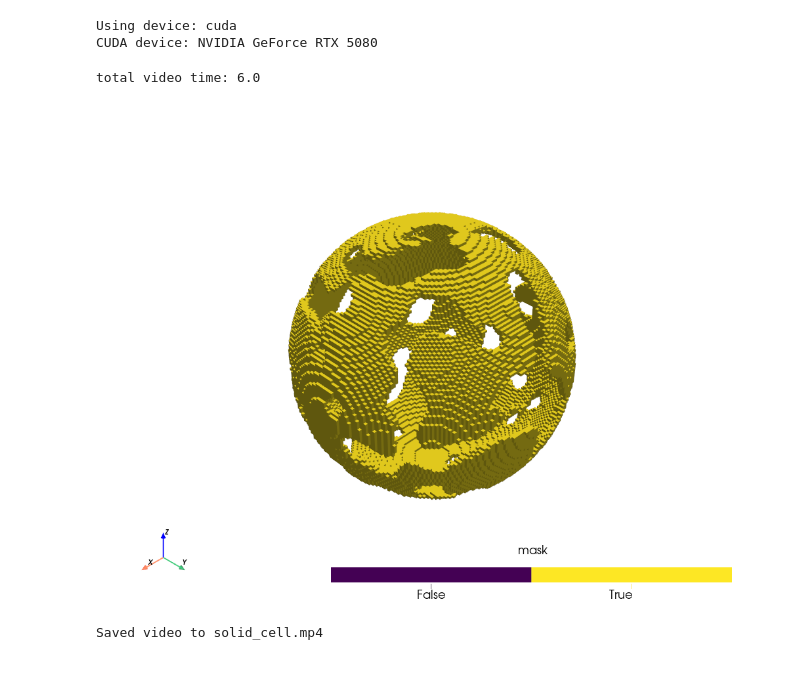
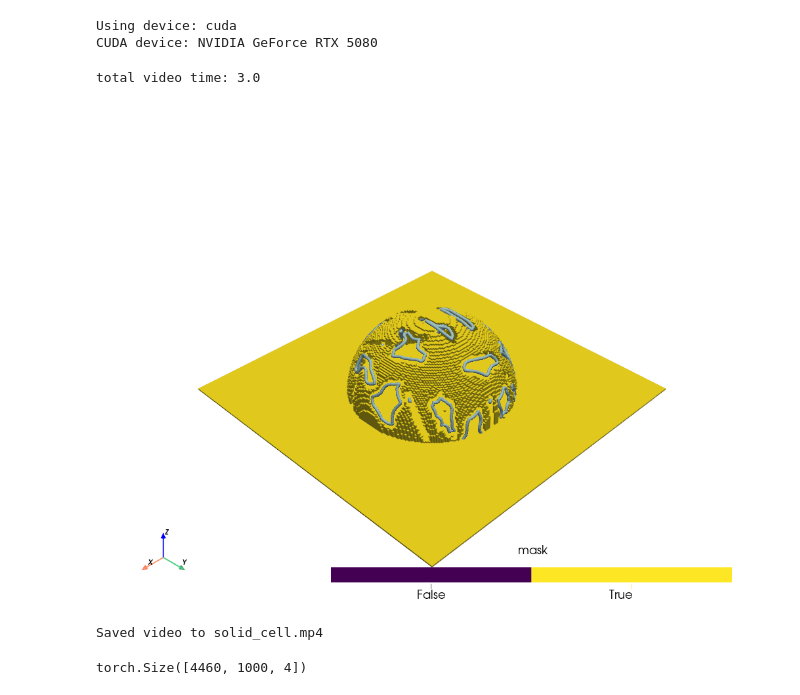
Before and after one commit to teo646/CFD, a Jupyter notebook: simulation/explosion_simulation.ipynb, the cells around one changed output. Saved outputs shown, nothing was run; the diff lists cells and outputs as text; code cells hidden in the pictures.

Commit message:
normal contour polylines advection.

```diff
--- a/simulation/explosion_simulation.ipynb
+++ b/simulation/explosion_simulation.ipynb
@@ -50,8 +50,8 @@ CUDA device: NVIDIA GeForce RTX 5080
 
 X_DOMAIN = [0, 1]
 Y_DOMAIN = [0, 1]
-Z_DOMAIN = [0, 1]
-T_DOMAIN = [0, 0.12]
+Z_DOMAIN = [0, 0.5]
+T_DOMAIN = [0, 0.06]
 EXPLOSION_T = 0.12
 
 GAMMA = 1.4
@@ -61,7 +61,7 @@ GAMMA = 1.4
 #for 2dim simulateion set z_domain to 1
 DIMENSION = 3
 
-RESOLUTION = 200, 200, 200
+RESOLUTION = 100, 200, 200
 
 DX = (X_DOMAIN[1] - X_DOMAIN[0]) / RESOLUTION[2]
 DY = (Y_DOMAIN[1] - Y_DOMAIN[0]) / RESOLUTION[1]
@@ -92,15 +92,14 @@ p_outer = p_outer_phy / p0
 
 sigma = 0.01
 boundary_band_radius = 0.25
-lines_radiuses = [0.25, 0.3, 0.35, 0.4, 0.45]
-center = (0.5, 0.5, 0.5)
+center = (0.5, 0.5, 0)
 
 FPS = 10
 PB_speed = 0.02
 
 print(f"total video time: {(T_DOMAIN[1] - T_DOMAIN[0]) / PB_speed}")
 # %% [output]
-total video time: 6.0
+total video time: 3.0
 # %%
 nz, ny, nx = RESOLUTION
 
@@ -124,50 +123,41 @@ source[..., 4][explosion_mask] = 25000
 source[..., 0][explosion_mask] = 12
 # %%
 #lines on volume parameters----------------------------------------
-num_polylines = 1000
-num_points = 200
+num_points = 1000
+sphere_contours, boundary_band = create_boundary_band_with_contours(
+            RESOLUTION,
+            boundary_band_radius,
+            60,
+            (0.08, 0.08),
+            0.0012,
+            X_DOMAIN,
+            Y_DOMAIN,
+            Z_DOMAIN,
+            center=center,
+            device=device,
+            contour_offsets = [0.011]
+            )
 
-boundary_band = create_boundary_band_solid_mask(
-                    RESOLUTION,
-                    0.1,
-                    0.4,
-                    boundary_band_radius,
-                    X_DOMAIN,
-                    Y_DOMAIN,
-                    Z_DOMAIN,
-                    center=center,
-                    band_half_thickness=None,
-                    device=device
-                )
-'''
-wall_solid_cell =  torch.zeros_like(boundary_band)
-wall_solid_cell[0, :, :] = 1
-'''
-solid_cell = boundary_band
+points = torch.cat(sphere_contours, dim=0)
 
+wall = torch.zeros_like(boundary_band)
+wall[0, :, :] = True
+solid_cell = boundary_band | wall
 
-visualize_voxel(solid_cell, origin = (X_DOMAIN[0], Y_DOMAIN[0], Z_DOMAIN[0]), spacing = (DX, DY, DZ),\
-                save_path = 'solid_cell.mp4')
+visualize_voxel(solid_cell, origin = (X_DOMAIN[0], Y_DOMAIN[0], Z_DOMAIN[0]), point_cloud = points,\
+                spacing = (DX, DY, DZ), save_path = 'solid_cell.mp4')
 
-lines = []
-for line_radius in lines_radiuses:
-    sphere_points = create_uniform_sphere_points(
-                line_radius,
-                num_polylines,
-                num_points,
-                X_DOMAIN,
-                Y_DOMAIN,
-                Z_DOMAIN,
-                center=center,
-                device=device)
-    lines.append(sphere_points)
-lines = torch.cat(lines, dim=0)
-
-
-LoV = LinesOnVolume(2000, 2000, lines, X_DOMAIN, Y_DOMAIN, Z_DOMAIN, max_length = 0.05)
+#w추가
+w = torch.ones((points.shape[0], 1), device=device)
+polylines = torch.cat([points, w], dim=-1).unsqueeze(1).repeat(1, num_points, 1)
+LoV = LinesOnVolume(2000, 2000, polylines, X_DOMAIN, Y_DOMAIN, Z_DOMAIN, max_length = 0.6, anchor = True)
 # %% [output]
-[figure, old version]
+[figure, new version]
 Saved video to solid_cell.mp4
+# %%
+print(polylines.shape)
+# %% [output]
+torch.Size([4460, 1000, 4])
 # %%
 sim = Simulator(
     CELL,
```
Also changed, not shown: parts of 2 cells of this notebook.
